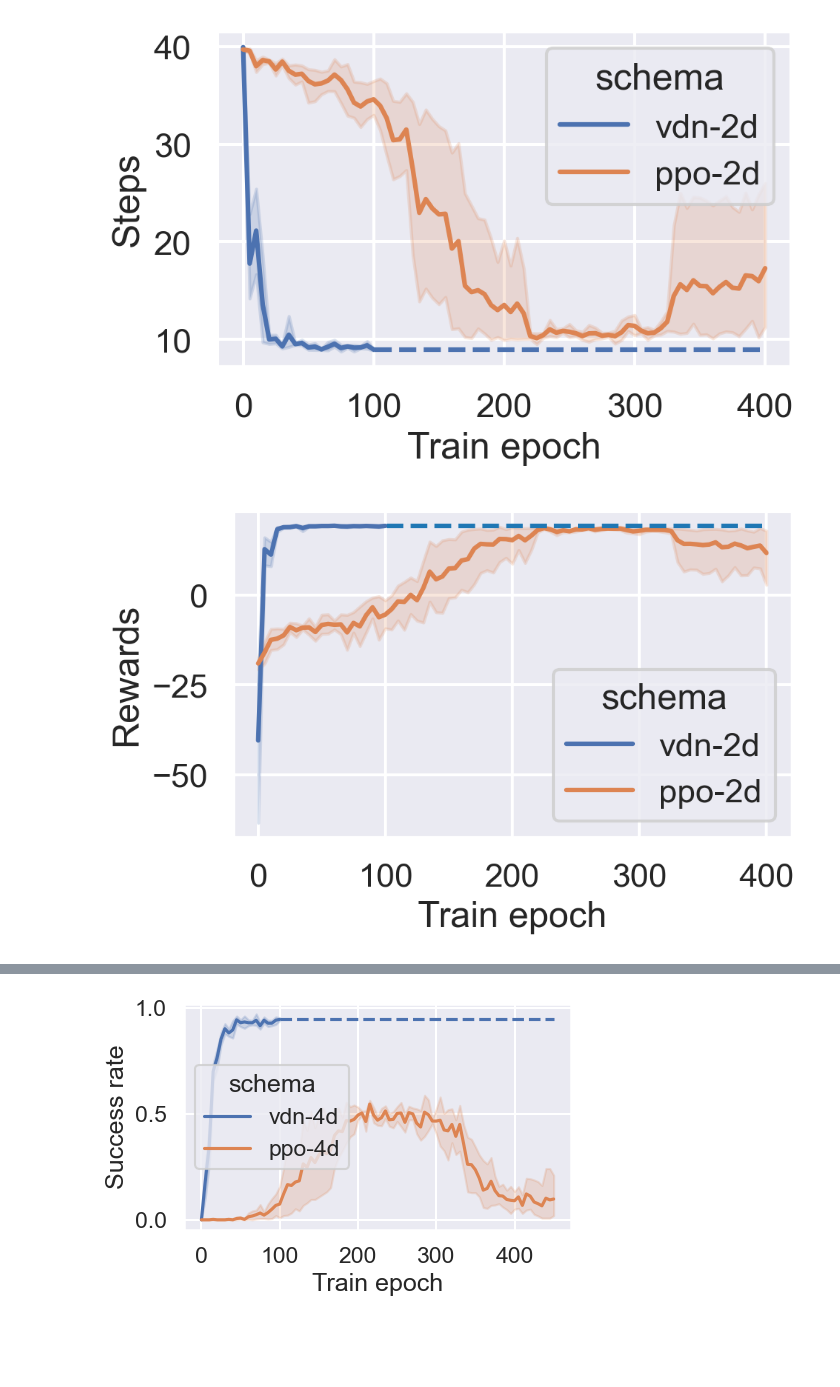
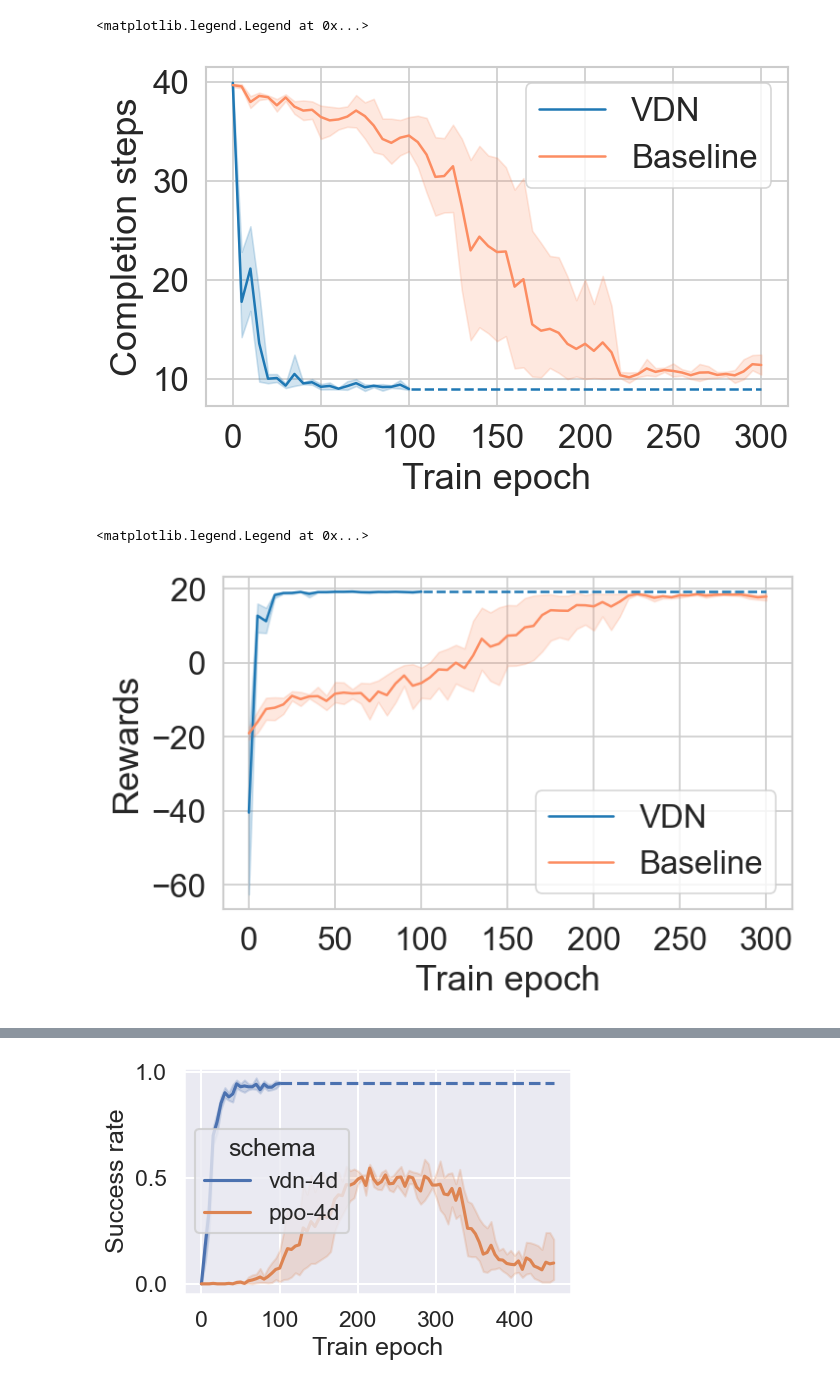
Before and after one commit to Polaris-Yang/MARL-DMFB, a Jupyter notebook: drawRes-dmfb/DrawRes.ipynb, the cells around one changed output, grey strips where cells are left out. Saved outputs shown, nothing was run; the diff lists cells and outputs as text; code cells hidden in the pictures; blank space fills up the shorter version.

```diff
--- a/drawRes-dmfb/DrawRes.ipynb
+++ b/drawRes-dmfb/DrawRes.ipynb
@@ -53,6 +53,2 @@ def append_data(start,end,data):
     y_r = np.ones(end-start)*[np.sum(data['Rewards'])/len(data)]
     return x, {'success':y_su,'step':y_step,'reward':y_r}
-# %%
-sns.set_theme(context='talk', style='darkgrid', font='Arial', font_scale=1)
-a = sns.color_palette()
-print(a)
@@ -60,0 +55,7 @@ print(a)
+# %%
+sns.set_theme(context='paper', style='whitegrid', font='Arial', font_scale=1.8)
+# color = sns.color_palette('Paired',10)
+color=[(0.12156862745098039, 0.47058823529411764, 0.7058823529411765),(0.9882352941176471, 0.5529411764705883, 0.3843137254901961)]
+sns.palplot(color)
+sns.set_palette(color)
+print(color)
@@ -61,8 +72,8 @@ print(a)
 # %%
 vdn2d = load_vdn_data('vdn-2d',maxepoch=100,space=5)
-ppo2d = load_ppo_data('ppo-2d',maxepoch=400,spacing=5)
+ppo2d = load_ppo_data('ppo-2d',maxepoch=300,spacing=5)
 # %%
 data_2d = pd.concat([vdn2d,ppo2d],axis=0,ignore_index=True)
 last  = vdn2d[vdn2d['Train epoch']==100]
-x_app,y_app = append_data(100,400,last)
+x_app,y_app = append_data(100,300,last)
 # %%
@@ -74,14 +90,24 @@ ax1 = plt.plot(x_app,y_app['success'],linestyle = '--',color=(0.2980392156862745
 # %%
-fig,ax1 = plt.subplots(dpi=200,figsize=(5,3))
-ax1 = sns.lineplot(x='Train epoch',y='Steps',hue='schema',data=data_2d)
-ax1 = plt.plot(x_app,y_app['step'],linestyle = '--',color=(0.2980392156862745, 0.4470588235294118, 0.6901960784313725))
+fig1, ax1 = plt.subplots(figsize=(5,3), dpi=150)
+ax1 =sns.lineplot(x='Train epoch',y='Completion steps',hue='schema',data=data_2d)
+ax1 = plt.plot(x_app,y_app['step'],linestyle = '--',color=(0.12156862745098039, 0.47058823529411764, 0.7058823529411765))
+ax = plt.gca()
+ax.set_xticks(range(0,301,50))
+h,l = ax.get_legend_handles_labels()
+ax.legend(handles=h,labels=l)
 # %% [output]
+<matplotlib.legend.Legend at 0x...>
-[figure, old version]
+[figure, new version]
 # %%
-fig,ax1 = plt.subplots(dpi=200,figsize=(5,3))
-ax1 = sns.lineplot(x='Train epoch',y='Rewards',hue='schema',data=data_2d)
-ax1 = plt.plot(x_app,y_app['reward'],linestyle = '--',color=(0.12156862745098039, 0.4666666666666667, 0.7058823529411765))
+fig1, ax1 = plt.subplots(figsize=(5,3), dpi=150)
+ax1 =sns.lineplot(x='Train epoch',y='Rewards',hue='schema',data=data_2d)
+ax1 = plt.plot(x_app,y_app['reward'],linestyle = '--',color=(0.12156862745098039, 0.47058823529411764, 0.7058823529411765))
+ax = plt.gca()
+ax.set_xticks(range(0,301,50))
+h,l = ax.get_legend_handles_labels()
+ax.legend(handles=h,labels=l)
 # %% [output]
+<matplotlib.legend.Legend at 0x...>
-[figure, old version]
+[figure, new version]
 # %%
 vdn3d = load_vdn_data('vdn-3d',maxepoch=100,space=5)
```
Also changed, not shown: parts of 13 cells of this notebook.
